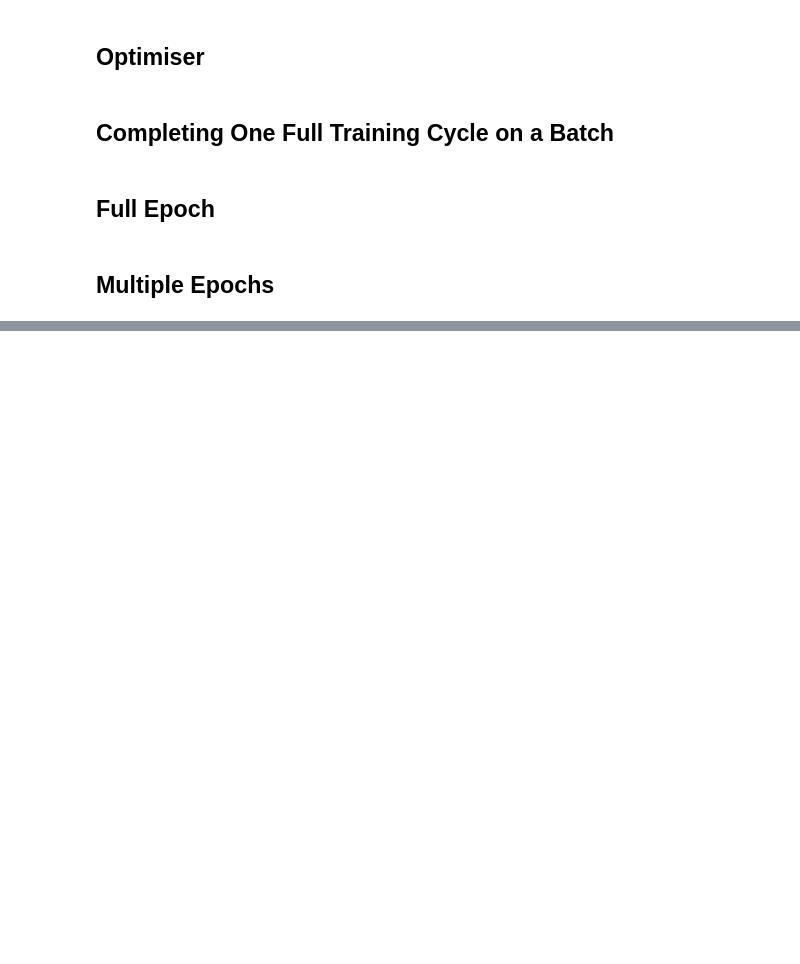
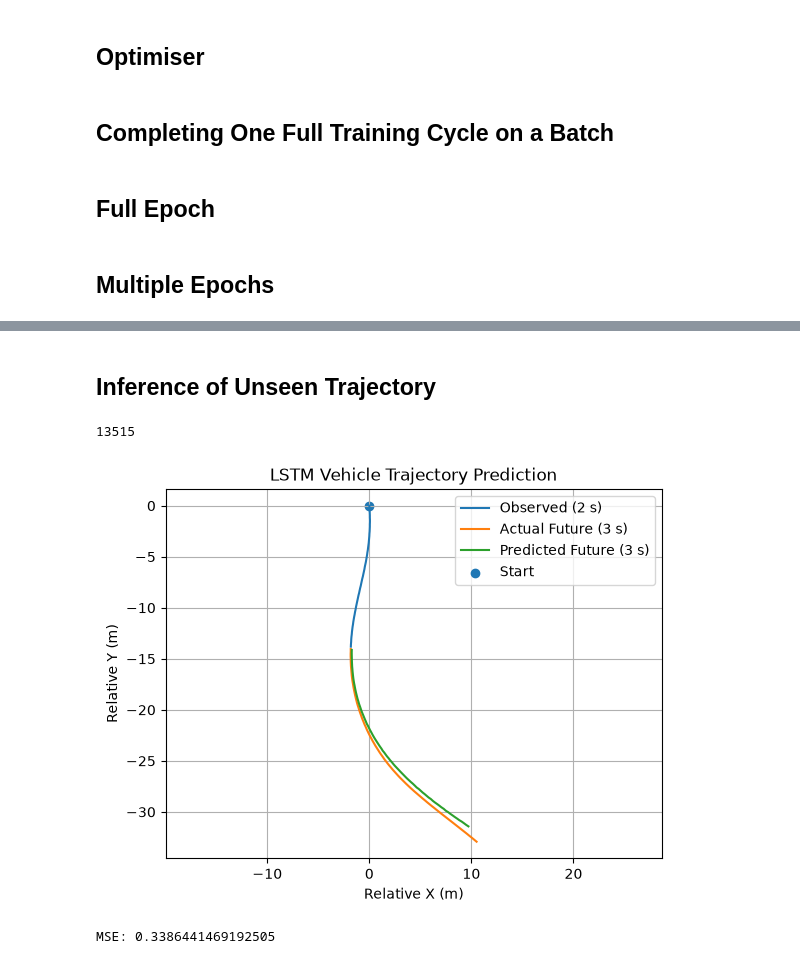
Before and after one commit to Isaac-Chua7/Vehicle-Trajectory-LSTM, a Jupyter notebook: LSTM_Practice.ipynb, the cells around one changed output, grey strips where cells are left out. Saved outputs shown, nothing was run; the diff lists cells and outputs as text; code cells hidden in the pictures; blank space fills up the shorter version.

```diff
--- a/LSTM_Practice.ipynb
+++ b/LSTM_Practice.ipynb
@@ -431,0 +452,50 @@ plt.show()
+# %% [markdown]
+## Inference of Unseen Trajectory
+# %%
+print(len(test_inputs))
+x_test = test_inputs[500]
+y_test = test_targets[500]
+
+#unsqueeze to allow a single example batch
+x_test = x_test.unsqueeze(0)
+
+model.eval()
+
+with torch.no_grad():
+    prediction = model(x_test)
+
+#remove batch dimension
+prediction = prediction.squeeze(0)
+# %% [output]
+13515
+# %%
+#converting tensors to np arrays for plotting
+observed = x_test.squeeze(0).numpy()
+actual = y_test.numpy()
+predicted = prediction.numpy()
+# %%
+import matplotlib.pyplot as plt
+
+plt.plot(observed[:, 0], observed[:, 1], label="Observed (2 s)")
+plt.plot(actual[:, 0], actual[:, 1], label="Actual Future (3 s)")
+plt.plot(predicted[:, 0], predicted[:, 1], label="Predicted Future (3 s)")
+
+plt.scatter(0, 0, label="Start")
+
+plt.xlabel("Relative X (m)")
+plt.ylabel("Relative Y (m)")
+plt.title("LSTM Vehicle Trajectory Prediction")
+
+plt.axis("equal")
+plt.legend()
+plt.grid()
+
+plt.show()
+# %% [output]
+[figure, added]
+# %%
+mse = loss_fn(prediction, y_test)
+
+print("MSE:", mse.item())
+# %% [output]
+MSE: 0.3386441469192505
```
Also changed, not shown: parts of 23 cells of this notebook.
